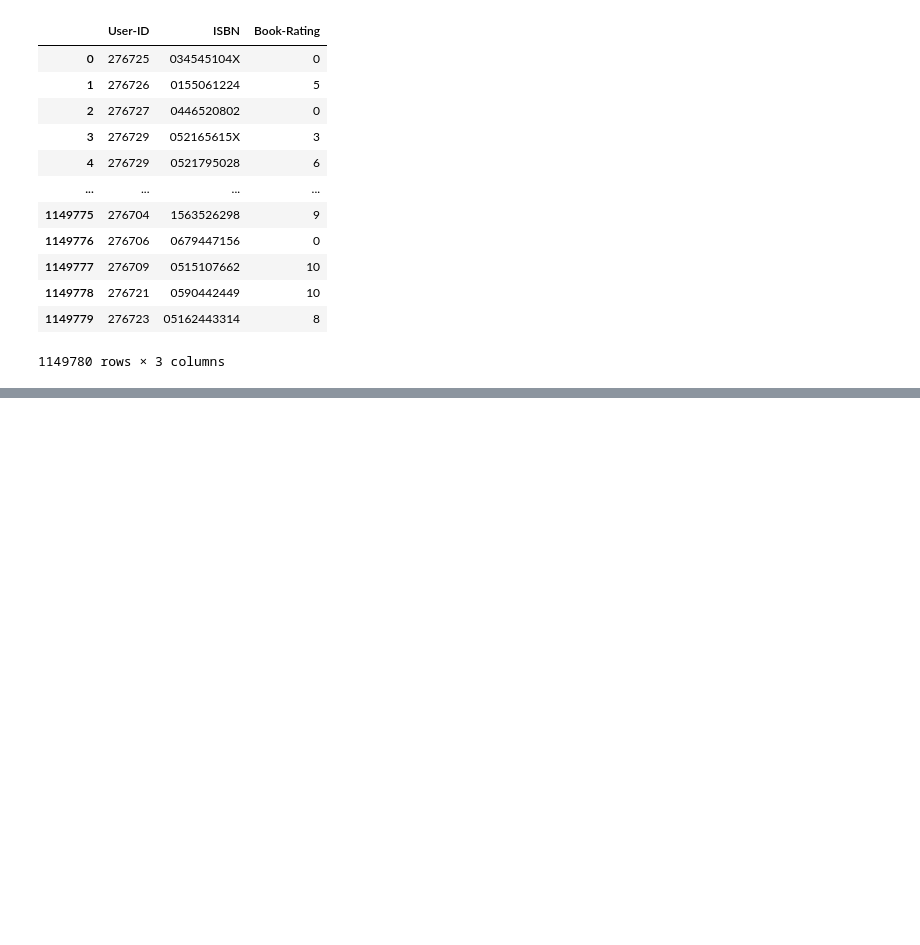
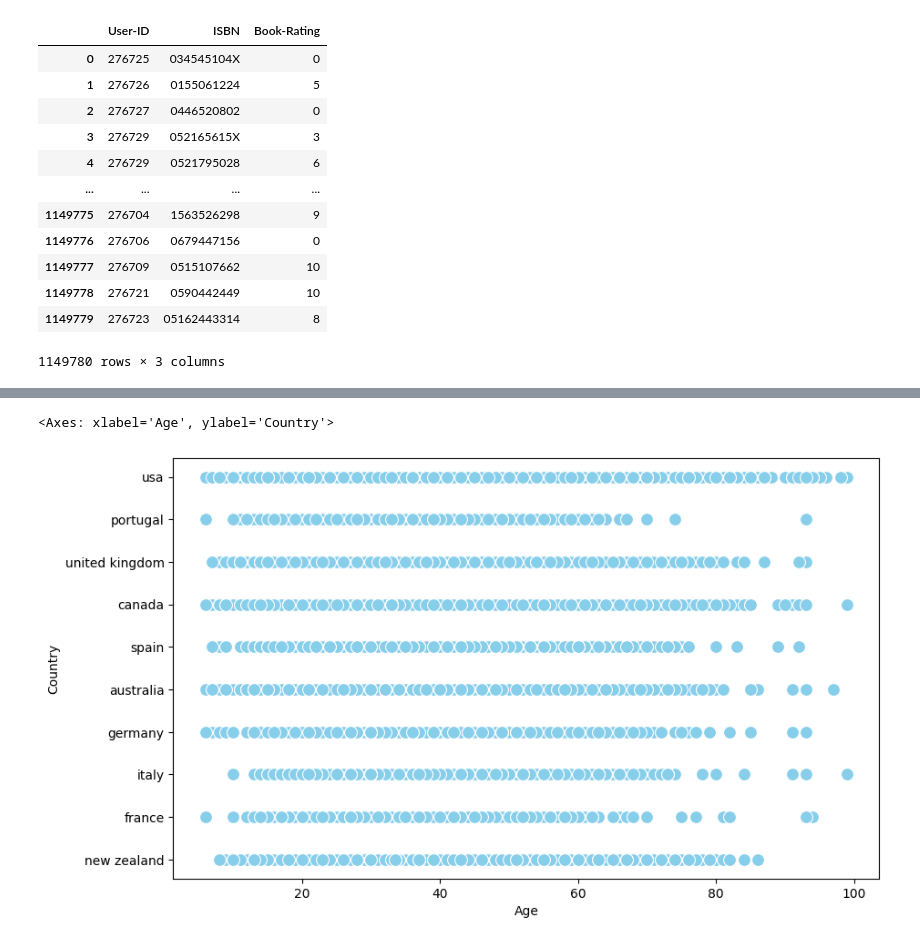
Before and after one commit to PaulPawelec/DataMining, a Jupyter notebook: BookRecommender/BookRecommender.ipynb, the cells around one changed output, grey strips where cells are left out. Saved outputs shown, nothing was run; the diff lists cells and outputs as text; code cells hidden in the pictures; blank space fills up the shorter version.

```diff
--- a/BookRecommender/BookRecommender.ipynb
+++ b/BookRecommender/BookRecommender.ipynb
@@ -281,0 +308,8 @@ ratings[ratings['User-ID'].isin(users['User-ID'])]
+# %%
+plt.figure(figsize=(10, 6))
+
+top_countries = pd.value_counts(users['Country']).iloc[:10].index
+sns.scatterplot(x='Age', y='Country', data=users[users['Country'].isin(top_countries)],  color='skyblue', s=100)
+# %% [output]
+<Axes: xlabel='Age', ylabel='Country'>
+[figure, added]
```
Also changed, not shown: parts of 8 cells of this notebook.
